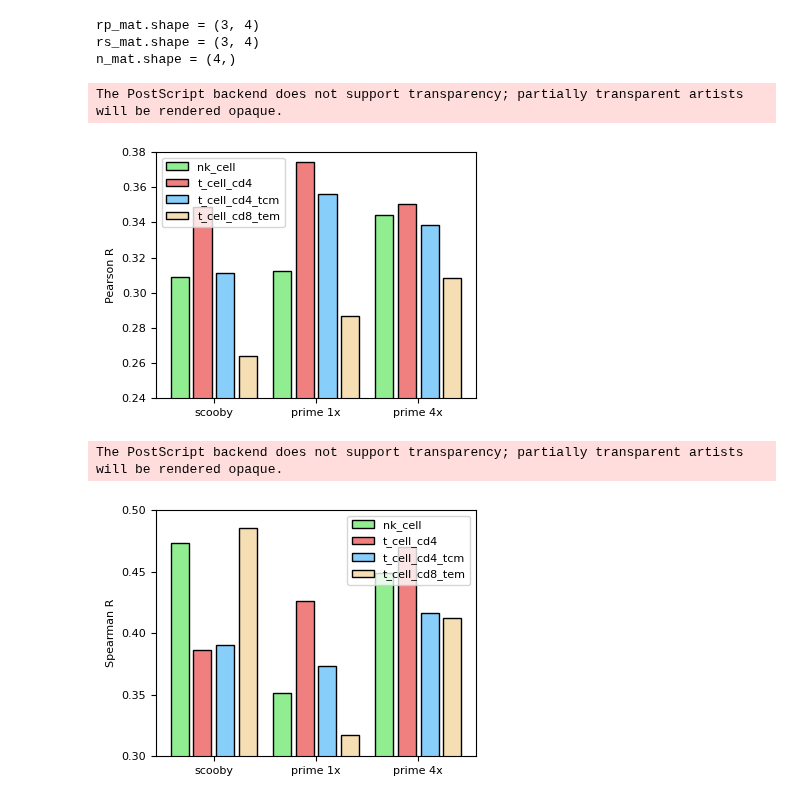
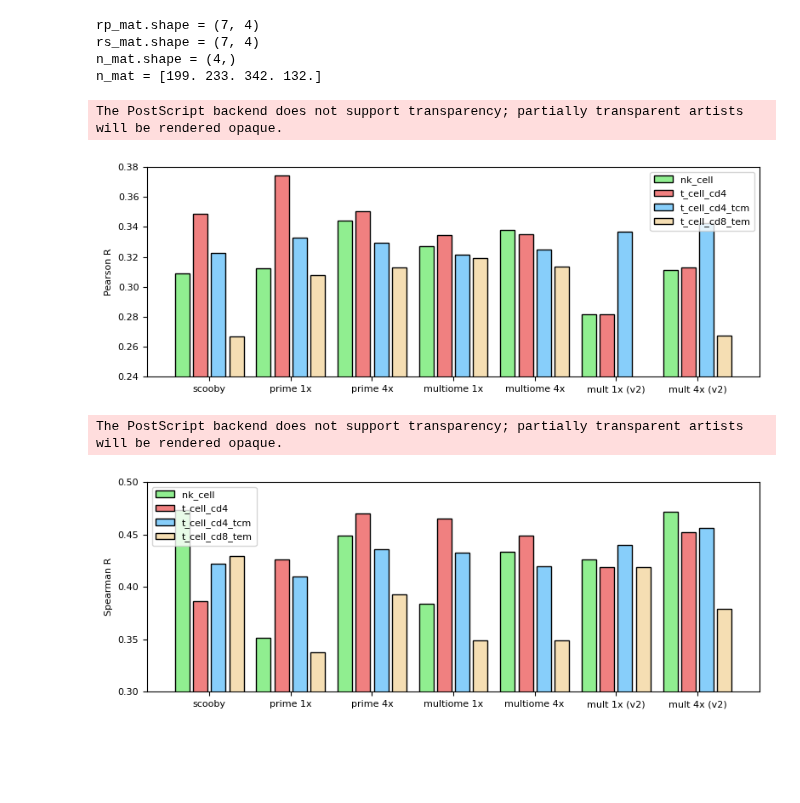
Before and after one commit to calico/borzoi-paper, a Jupyter notebook: extensions/prime/eqtl/scooby/cmp_scooby_pbmc_onek1k.ipynb, the cells around one changed output. Cells and saved outputs as stored; diff of their text form; code cells hidden in the pictures; blank space fills up the shorter version.

```diff
--- a/extensions/prime/eqtl/scooby/cmp_scooby_pbmc_onek1k.ipynb
+++ b/extensions/prime/eqtl/scooby/cmp_scooby_pbmc_onek1k.ipynb
@@ -111,16 +109,22 @@ model_names = [
     'scooby',
     'prime 1x',
     'prime 4x',
+    'multiome 1x',
+    'multiome 4x',
+    'mult 1x (v2)',
+    'mult 4x (v2)',
 ]
 
-rp_mat = np.zeros((3, 4))
-rs_mat = np.zeros((3, 4))
+rp_mat = np.zeros((7, 4))
+rs_mat = np.zeros((7, 4))
 n_mat = np.zeros(4)
 
 tissues = ['nk_cell', 't_cell_cd4', 't_cell_cd4_tcm', 't_cell_cd8_tem']
 tissues_kw = ['NK cell', 'CD4+ T cell', 'CD4+ TCM cell', 'CD8+ TEM cell']
 
 score_cols = ['nk_cell', 't_cell_cd4', 't_cell_cd4_tcm', 't_cell_cd8_tem']
+
+tissue_dfs = {}
 
 #Loop over tissues
 for tissue_i, [tissue, tissue_kw, score_col] in enumerate(zip(tissues, tissues_kw, score_cols)) :
@@ -134,10 +138,34 @@ for tissue_i, [tissue, tissue_kw, score_col] in enumerate(zip(tissues, tissues_k
     df_borz_4['unique_id'] = df_borz_4['snp'] + '_' + df_borz_4['finemap_gene_id']
     df_borz_4 = df_borz_4[['unique_id', 'score_' + score_col]].rename(columns={'score_' + score_col : 'score_borzoi_4'}).copy()
 
+    #Load fine-tuned prime scores
+    df_multiome_1 = pd.read_csv('../borzoi_prime_pbmc_onek1k_' + tissue + '_pseudo_multiome_pos_1_fold.tsv', sep='\t')
+    df_multiome_1['unique_id'] = df_multiome_1['snp'] + '_' + df_multiome_1['finemap_gene_id']
+    df_multiome_1 = df_multiome_1[['unique_id', 'score_' + score_col]].rename(columns={'score_' + score_col : 'score_multiome_1'}).copy()
+
+    df_multiome_4 = pd.read_csv('../borzoi_prime_pbmc_onek1k_' + tissue + '_pseudo_multiome_pos.tsv', sep='\t')
+    df_multiome_4['unique_id'] = df_multiome_4['snp'] + '_' + df_multiome_4['finemap_gene_id']
+    df_multiome_4 = df_multiome_4[['unique_id', 'score_' + score_col]].rename(columns={'score_' + score_col : 'score_multiome_4'}).copy()
+
+    #Load fine-tuned borzoi scores
+    df_multiome_1_v2 = pd.read_csv('../borzoi_prime_pbmc_onek1k_' + tissue + '_pseudo_multiome_v2_pos_1_fold.tsv', sep='\t')
+    df_multiome_1_v2['unique_id'] = df_multiome_1_v2['snp'] + '_' + df_multiome_1_v2['finemap_gene_id']
+    df_multiome_1_v2 = df_multiome_1_v2[['unique_id', 'score_' + score_col]].rename(columns={'score_' + score_col : 'score_multiome_1_v2'}).copy()
+
+    df_multiome_4_v2 = pd.read_csv('../borzoi_prime_pbmc_onek1k_' + tissue + '_pseudo_multiome_v2_pos.tsv', sep='\t')
+    df_multiome_4_v2['unique_id'] = df_multiome_4_v2['snp'] + '_' + df_multiome_4_v2['finemap_gene_id']
+    df_multiome_4_v2 = df_multiome_4_v2[['unique_id', 'score_' + score_col]].rename(columns={'score_' + score_col : 'score_multiome_4_v2'}).copy()
+
     #Join all dataframes
     df_overlap = scooby_df_unique.query("tissue_label == '" + tissue_kw + "'")[['unique_id', 'pred_effect']].rename(columns={'pred_effect' : 'score_scooby'}).copy().reset_index(drop=True)
     df_overlap = df_overlap.join(df_borz_1.set_index('unique_id'), on='unique_id', how='inner').copy()
     df_overlap = df_overlap.join(df_borz_4.set_index('unique_id'), on='unique_id', how='inner').copy()
+    df_overlap = df_overlap.join(df_multiome_1.set_index('unique_id'), on='unique_id', how='inner').copy()
+    df_overlap = df_overlap.join(df_multiome_4.set_index('unique_id'), on='unique_id', how='inner').copy()
+    df_overlap = df_overlap.join(df_multiome_1_v2.set_index('unique_id'), on='unique_id', how='inner').copy()
+    df_overlap = df_overlap.join(df_multiome_4_v2.set_index('unique_id'), on='unique_id', how='inner').copy().reset_index(drop=True)
+
+    tissue_dfs[tissue] = df_overlap
 
     #Calculate metrics
 
@@ -146,24 +174,34 @@ for tissue_i, [tissue, tissue_kw, score_col] in enumerate(zip(tissues, tissues_k
     rp_mat[0, tissue_i] = pearsonr(df_overlap['beta'], df_overlap['score_scooby'])[0]
     rp_mat[1, tissue_i] = pearsonr(df_overlap['beta'], df_overlap['score_borzoi_1'])[0]
     rp_mat[2, tissue_i] = pearsonr(df_overlap['beta'], df_overlap['score_borzoi_4'])[0]
+    rp_mat[3, tissue_i] = pearsonr(df_overlap['beta'], df_overlap['score_multiome_1'])[0]
+    rp_mat[4, tissue_i] = pearsonr(df_overlap['beta'], df_overlap['score_multiome_4'])[0]
+    rp_mat[5, tissue_i] = pearsonr(df_overlap['beta'], df_overlap['score_multiome_1_v2'])[0]
+    rp_mat[6, tissue_i] = pearsonr(df_overlap['beta'], df_overlap['score_multiome_4_v2'])[0]
 
     rs_mat[0, tissue_i] = spearmanr(df_overlap['beta'], df_overlap['score_scooby'])[0]
     rs_mat[1, tissue_i] = spearmanr(df_overlap['beta'], df_overlap['score_borzoi_1'])[0]
     rs_mat[2, tissue_i] = spearmanr(df_overlap['beta'], df_overlap['score_borzoi_4'])[0]
+    rs_mat[3, tissue_i] = spearmanr(df_overlap['beta'], df_overlap['score_multiome_1'])[0]
+    rs_mat[4, tissue_i] = spearmanr(df_overlap['beta'], df_overlap['score_multiome_4'])[0]
+    rs_mat[5, tissue_i] = spearmanr(df_overlap['beta'], df_overlap['score_multiome_1_v2'])[0]
+    rs_mat[6, tissue_i] = spearmanr(df_overlap['beta'], df_overlap['score_multiome_4_v2'])[0]
 
 print("rp_mat.shape = " + str(rp_mat.shape))
 print("rs_mat.shape = " + str(rs_mat.shape))
 print("n_mat.shape = " + str(n_mat.shape))
+print("n_mat = " + str(n_mat))
 # %% [output]
-rp_mat.shape = (3, 4)
-rs_mat.shape = (3, 4)
+rp_mat.shape = (7, 4)
+rs_mat.shape = (7, 4)
 n_mat.shape = (4,)
+n_mat = [199. 233. 342. 132.]
 # %%
 #Pearson R
 
 model_index = np.arange(rp_mat.shape[0], dtype='int32')
 
-f = plt.figure(figsize=(4, 3))
+f = plt.figure(figsize=(8, 3))
 
 plt.bar(model_index * 4.5 + 0, rp_mat[:, 0], color='lightgreen', edgecolor='black', linewidth=1, label=tissues[0])
 plt.bar(model_index * 4.5 + 1, rp_mat[:, 1], color='lightcoral', edgecolor='black', linewidth=1, label=tissues[1])
@@ -184,34 +222,34 @@ plt.tight_layout()
 plt.savefig('scooby_cmp_pearson.eps')
 
 plt.show()
 
 #Spearman R
 
 model_index = np.arange(rs_mat.shape[0], dtype='int32')
 
-f = plt.figure(figsize=(4, 3))
+f = plt.figure(figsize=(8, 3))
 
 plt.bar(model_index * 4.5 + 0, rs_mat[:, 0], color='lightgreen', edgecolor='black', linewidth=1, label=tissues[0])
 plt.bar(model_index * 4.5 + 1, rs_mat[:, 1], color='lightcoral', edgecolor='black', linewidth=1, label=tissues[1])
 plt.bar(model_index * 4.5 + 2, rs_mat[:, 2], color='lightskyblue', edgecolor='black', linewidth=1, label=tissues[2])
 plt.bar(model_index * 4.5 + 3, rs_mat[:, 3], color='wheat', edgecolor='black', linewidth=1, label=tissues[3])
 
 plt.ylim(0.30, 0.50)
 
 plt.xticks(model_index * 4.5 + 1.5, model_names, rotation=0, fontsize=8)
 plt.yticks([0.30, 0.35, 0.40, 0.45, 0.50], fontsize=8)
 
 plt.ylabel('Spearman R', fontsize=8)
 
 plt.legend(fontsize=8)
 
 plt.tight_layout()
 
 plt.savefig('scooby_cmp_spearman.eps')
 
 plt.show()
 # %% [output]
 The PostScript backend does not support transparency; partially transparent artists will be rendered opaque.
-[figure, old version]
+[figure, new version]
 The PostScript backend does not support transparency; partially transparent artists will be rendered opaque.
-[figure, old version]
+[figure, new version]
```
Also changed, not shown: parts of 11 cells of this notebook, 18 other files.
